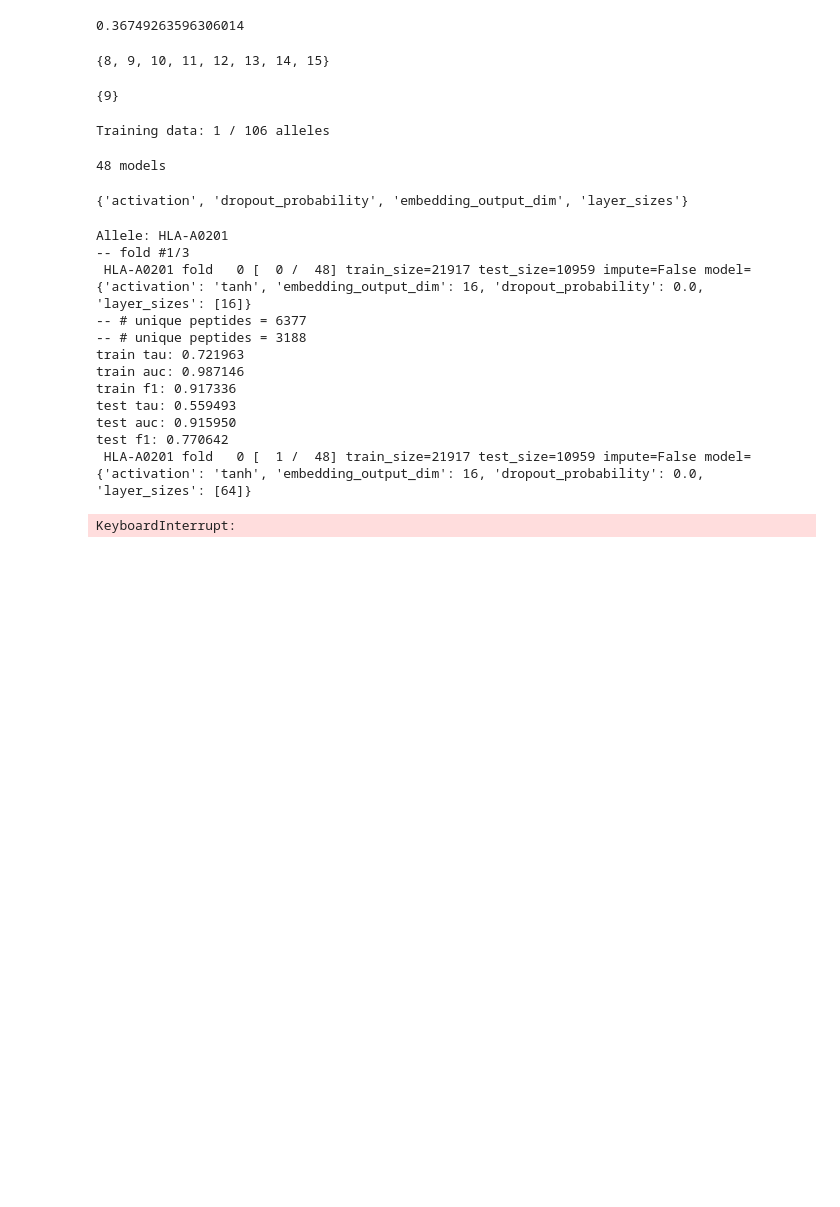
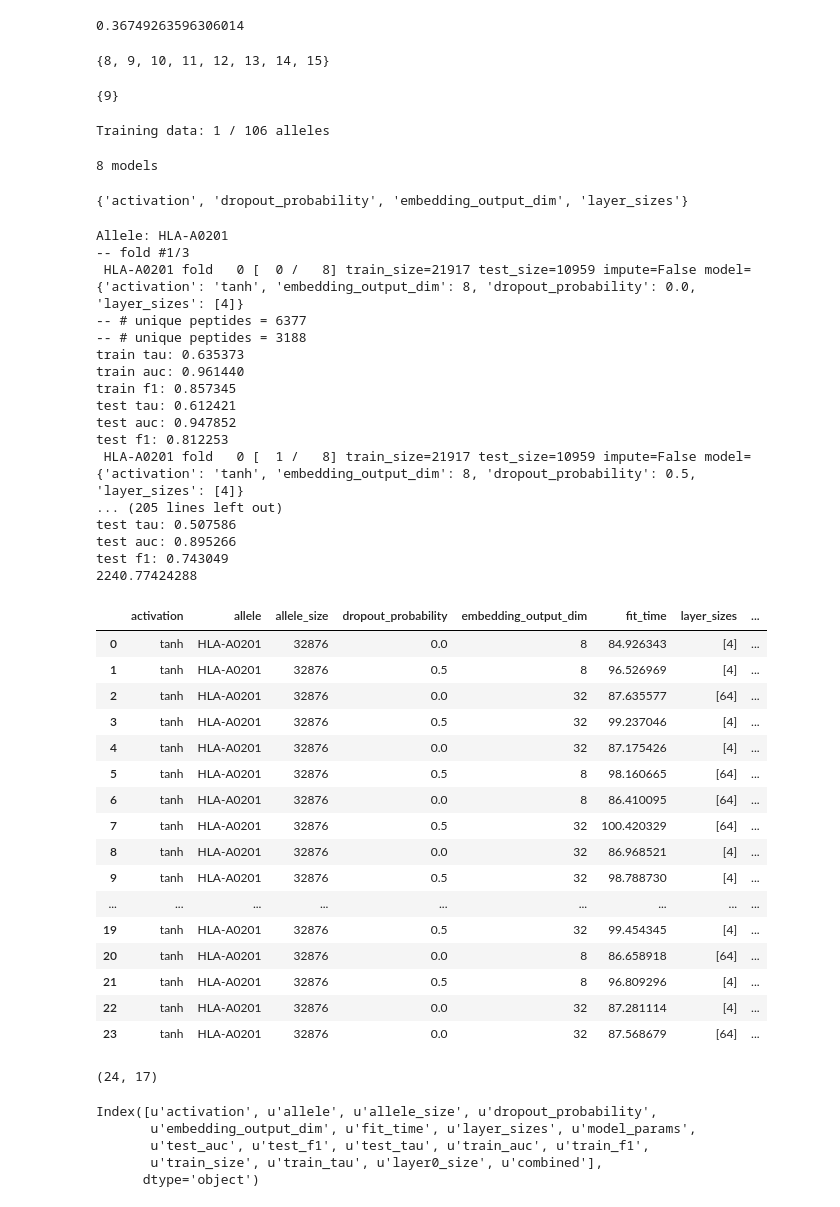
Before and after one commit to hammerlab/mhcflurry-icml-compbio-2016, a Jupyter notebook: notebooks/cv.ipynb, the cells around one changed output. Saved outputs shown, nothing was run; the diff lists cells and outputs as text; code cells hidden in the pictures; blank space fills up the shorter version.

```diff
--- a/notebooks/cv.ipynb
+++ b/notebooks/cv.ipynb
@@ -141,13 +141,13 @@ def collapse_9mer_affinities(Y_9mer_true, Y_9mer_pred, original_peptides):
             np.mean(peptide_to_predicted_affinity_dict[p]) for p in unique_peptides])
     return Y_true, Y_pred
 # %%
-dropout_probabilities = [0.0, 0.1, 0.5]
+dropout_probabilities = [0.0, 0.5]
 
-embedding_output_dims = [16, 32, 64, 128]
+embedding_output_dims = [8, 32]
 #embedding_output_dims = [4, 32]
 
 #layer_sizes = [[4], [8], [16], [64], [128]]
-layer_sizes_list = [[16], [64], [100], [128]]
+layer_sizes_list = [[4], [64]]
 
 activations = ["tanh"]
 
@@ -166,7 +166,7 @@ print("%d models" % len(models_params_list))
 models_params_explored = set.union(*[set(x) for x in models_params_list])
 models_params_explored
 # %% [output]
-48 models
+8 models
 {'activation', 'dropout_probability', 'embedding_output_dim', 'layer_sizes'}
 # %%
 import sys
@@ -194,7 +194,9 @@ for (allele, data) in train_data.items():
 
         original_peptides_train = original_peptides[train_indices]
         original_peptides_test = original_peptides[test_indices]
+        impute = False
 
+        np.random.shuffle(models_params_list)
         for (i, model_params) in enumerate(models_params_list):
             print("%10s fold %3d [%3d / %3d] train_size=%d test_size=%d impute=%s model=%s" %
                   (allele, fold_num, i, len(models_params_list), len(train_indices), len(test_indices), impute, model_params))
@@ -209,7 +211,7 @@ for (allele, data) in train_data.items():
                 Y_cv_train,
                 sample_weights=weights_cv_train,
                 verbose=False,
-                n_training_epochs=200)
+                n_training_epochs=250)
             fit_time += time.time()
 
             Y_cv_train_9mer_predictions = predictor.predict(X_cv_train)
@@ -227,39 +229,60 @@ for (allele, data) in train_data.items():
 
             cv_df["allele"].append(allele)
             cv_df["allele_size"].append(len(Y))
             cv_df["train_size"].append(len(Y_cv_train))
             cv_df["model_params"].append(model_params)
             cv_df["fit_time"].append(fit_time)
 
             for (param, param_value) in model_params.items():
                 cv_df[param].append(param_value)
 
             for (key, value) in make_scores(Y_train_true, Y_train_pred).items():
                 cv_df["train_%s" % key].append(value)
                 print("train %s: %f" % (key, value))
 
             for (key, value) in make_scores(
                     Y_test_true,
                     Y_test_pred).items():
                 cv_df["test_%s" % key].append(value)
                 print("test %s: %f" % (key, value))
 
 
 cv_df = pandas.DataFrame(cv_df)
 cv_df["layer0_size"] = [x[0] for x in cv_df.layer_sizes]
 print(time.time() - start)
 cv_df
 # %% [output]
 Allele: HLA-A0201
 -- fold #1/3
- HLA-A0201 fold   0 [  0 /  48] train_size=21917 test_size=10959 impute=False model={'activation': 'tanh', 'embedding_output_dim': 16, 'dropout_probability': 0.0, 'layer_sizes': [16]}
+ HLA-A0201 fold   0 [  0 /   8] train_size=21917 test_size=10959 impute=False model={'activation': 'tanh', 'embedding_output_dim': 8, 'dropout_probability': 0.0, 'layer_sizes': [4]}
 -- # unique peptides = 6377
 -- # unique peptides = 3188
-train tau: 0.721963
-train auc: 0.987146
-train f1: 0.917336
-test tau: 0.559493
-test auc: 0.915950
-test f1: 0.770642
- HLA-A0201 fold   0 [  1 /  48] train_size=21917 test_size=10959 impute=False model={'activation': 'tanh', 'embedding_output_dim': 16, 'dropout_probability': 0.0, 'layer_sizes': [64]}
+train tau: 0.635373
+train auc: 0.961440
+train f1: 0.857345
+test tau: 0.612421
+test auc: 0.947852
+test f1: 0.812253
+ HLA-A0201 fold   0 [  1 /   8] train_size=21917 test_size=10959 impute=False model={'activation': 'tanh', 'embedding_output_dim': 8, 'dropout_probability': 0.5, 'layer_sizes': [4]}
+... (205 lines left out)
+test tau: 0.507586
+test auc: 0.895266
+test f1: 0.743049
+2240.77424288
-KeyboardInterrupt:
+|  | activation | allele | allele_size | dropout_probability | embedding_output_dim | fit_time | layer_sizes | ... |
+| 0 | tanh | HLA-A0201 | 32876 | 0.0 | 8 | 84.926343 | [4] | ... |
+| 1 | tanh | HLA-A0201 | 32876 | 0.5 | 8 | 96.526969 | [4] | ... |
+| 2 | tanh | HLA-A0201 | 32876 | 0.0 | 32 | 87.635577 | [64] | ... |
+| 3 | tanh | HLA-A0201 | 32876 | 0.5 | 32 | 99.237046 | [4] | ... |
+| 4 | tanh | HLA-A0201 | 32876 | 0.0 | 32 | 87.175426 | [4] | ... |
+| 5 | tanh | HLA-A0201 | 32876 | 0.5 | 8 | 98.160665 | [64] | ... |
+| 6 | tanh | HLA-A0201 | 32876 | 0.0 | 8 | 86.410095 | [64] | ... |
+| 7 | tanh | HLA-A0201 | 32876 | 0.5 | 32 | 100.420329 | [64] | ... |
+| 8 | tanh | HLA-A0201 | 32876 | 0.0 | 32 | 86.968521 | [4] | ... |
+| 9 | tanh | HLA-A0201 | 32876 | 0.5 | 32 | 98.788730 | [4] | ... |
+| ... | ... | ... | ... | ... | ... | ... | ... | ... |
+| 19 | tanh | HLA-A0201 | 32876 | 0.5 | 32 | 99.454345 | [4] | ... |
+| 20 | tanh | HLA-A0201 | 32876 | 0.0 | 8 | 86.658918 | [64] | ... |
+| 21 | tanh | HLA-A0201 | 32876 | 0.5 | 8 | 96.809296 | [4] | ... |
+| 22 | tanh | HLA-A0201 | 32876 | 0.0 | 32 | 87.281114 | [4] | ... |
+| 23 | tanh | HLA-A0201 | 32876 | 0.0 | 32 | 87.568679 | [64] | ... |
@@ -267,0 +289,21 @@ train_data["HLA-A0201"].X_index.shape
+# %%
+cv_df.shape
+# %% [output]
+(24, 17)
+# %%
+cv_df_str = cv_df.copy()
+print(cv_df_str.columns)
+del cv_df_str['model_params']
+del cv_df_str['fit_time']
+
+for col in ["layer_sizes"]:
+    cv_df_str[col] = [str(x) for x in cv_df_str[col]]
+summary = cv_df_str.groupby(list(cv_df_str.columns[:6])).mean() #.reset_index()
+summary.sort("combined", ascending=False, inplace=True)
+summary.to_csv("../data/cv_hla0201_summary.csv")
+# %% [output]
+Index([u'activation', u'allele', u'allele_size', u'dropout_probability',
+       u'embedding_output_dim', u'fit_time', u'layer_sizes', u'model_params',
+       u'test_auc', u'test_f1', u'test_tau', u'train_auc', u'train_f1',
+       u'train_size', u'train_tau', u'layer0_size', u'combined'],
+      dtype='object')
```
Also changed, not shown: parts of 5 cells of this notebook, 1 other file.
